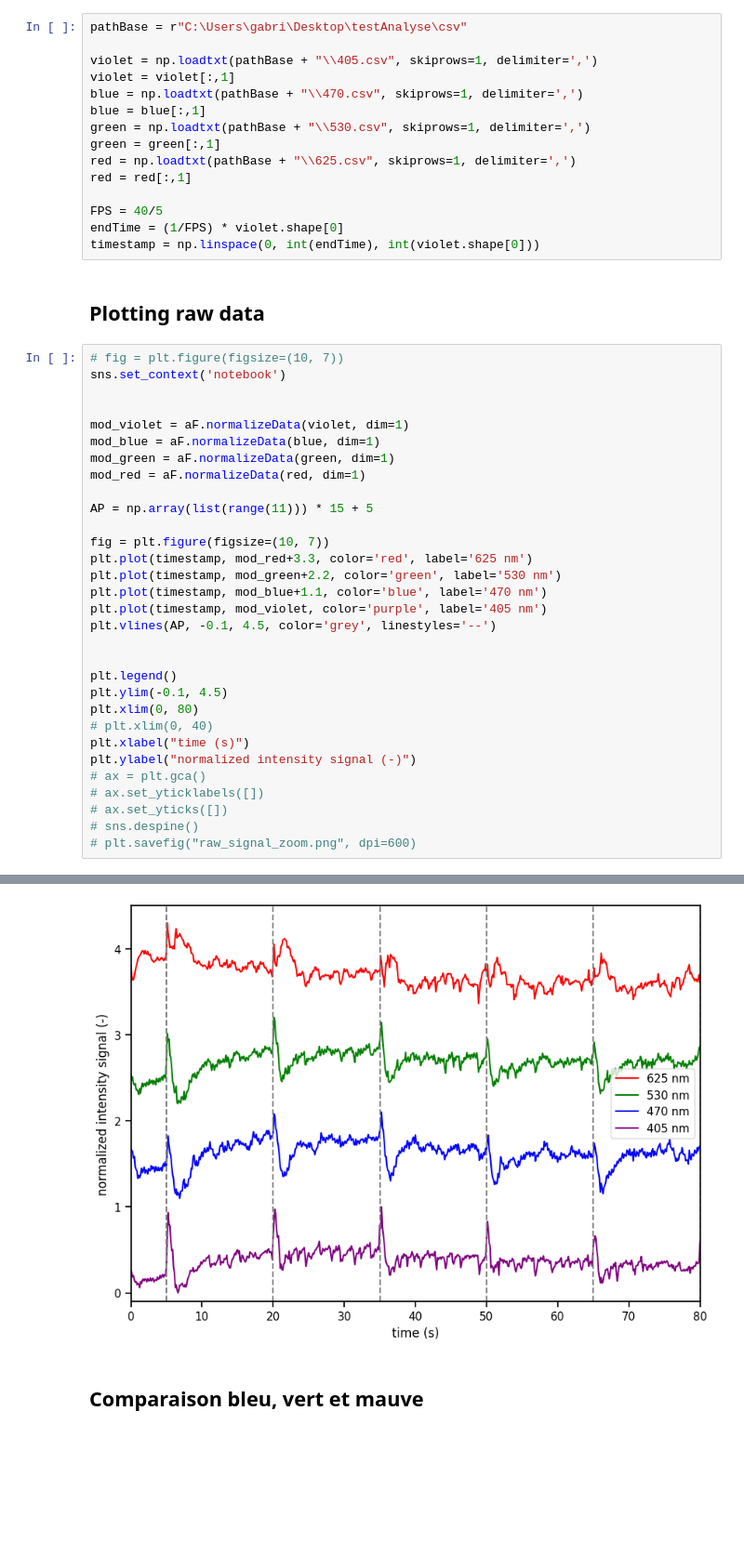
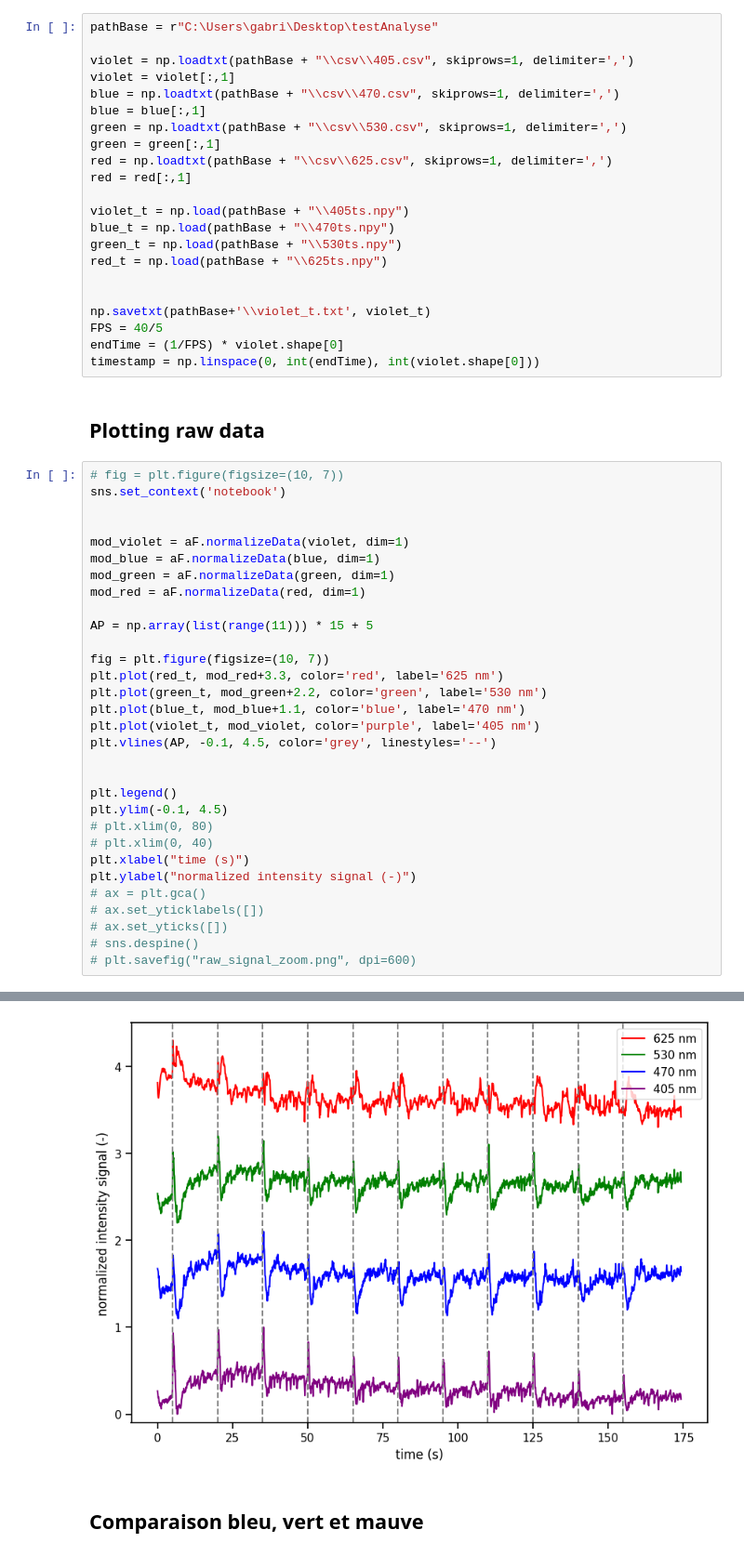
Before and after one commit to Laboratory-of-Vincent-Breton-Provencher/Widefield-Imaging-Acquisition, a Jupyter notebook: analysisPipeline/quickPlot_2024_07_12.ipynb, the cells around one changed output, grey strips where cells are left out. Shown at 93% size. Drawn from its saved outputs; the diff is of its cells as text; blank space fills up the shorter version.

```diff
--- a/analysisPipeline/quickPlot_2024_07_12.ipynb
+++ b/analysisPipeline/quickPlot_2024_07_12.ipynb
@@ -10,17 +11,24 @@ cmap = 'cmc.batlow'
 # %% [markdown]
 ## Opening and sorting data
 # %%
-pathBase = r"C:\Users\gabri\Desktop\testAnalyse\csv"
+pathBase = r"C:\Users\gabri\Desktop\testAnalyse"
 
-violet = np.loadtxt(pathBase + "\\405.csv", skiprows=1, delimiter=',')
+violet = np.loadtxt(pathBase + "\\csv\\405.csv", skiprows=1, delimiter=',')
 violet = violet[:,1]
-blue = np.loadtxt(pathBase + "\\470.csv", skiprows=1, delimiter=',')
+blue = np.loadtxt(pathBase + "\\csv\\470.csv", skiprows=1, delimiter=',')
 blue = blue[:,1]
-green = np.loadtxt(pathBase + "\\530.csv", skiprows=1, delimiter=',')
+green = np.loadtxt(pathBase + "\\csv\\530.csv", skiprows=1, delimiter=',')
 green = green[:,1]
-red = np.loadtxt(pathBase + "\\625.csv", skiprows=1, delimiter=',')
+red = np.loadtxt(pathBase + "\\csv\\625.csv", skiprows=1, delimiter=',')
 red = red[:,1]
 
+violet_t = np.load(pathBase + "\\405ts.npy")
+blue_t = np.load(pathBase + "\\470ts.npy")
+green_t = np.load(pathBase + "\\530ts.npy")
+red_t = np.load(pathBase + "\\625ts.npy")
+
+
+np.savetxt(pathBase+'\\violet_t.txt', violet_t)
 FPS = 40/5
 endTime = (1/FPS) * violet.shape[0]
 timestamp = np.linspace(0, int(endTime), int(violet.shape[0]))
@@ -29,37 +37,37 @@ timestamp = np.linspace(0, int(endTime), int(violet.shape[0]))
 # %%
 # fig = plt.figure(figsize=(10, 7))
 sns.set_context('notebook')
 
 
 mod_violet = aF.normalizeData(violet, dim=1)
 mod_blue = aF.normalizeData(blue, dim=1)
 mod_green = aF.normalizeData(green, dim=1)
 mod_red = aF.normalizeData(red, dim=1)
 
 AP = np.array(list(range(11))) * 15 + 5
 
 fig = plt.figure(figsize=(10, 7))
-plt.plot(timestamp, mod_red+3.3, color='red', label='625 nm')
-plt.plot(timestamp, mod_green+2.2, color='green', label='530 nm')
-plt.plot(timestamp, mod_blue+1.1, color='blue', label='470 nm')
-plt.plot(timestamp, mod_violet, color='purple', label='405 nm')
+plt.plot(red_t, mod_red+3.3, color='red', label='625 nm')
+plt.plot(green_t, mod_green+2.2, color='green', label='530 nm')
+plt.plot(blue_t, mod_blue+1.1, color='blue', label='470 nm')
+plt.plot(violet_t, mod_violet, color='purple', label='405 nm')
 plt.vlines(AP, -0.1, 4.5, color='grey', linestyles='--')
 
 
 plt.legend()
 plt.ylim(-0.1, 4.5)
-plt.xlim(0, 80)
+# plt.xlim(0, 80)
 # plt.xlim(0, 40)
 plt.xlabel("time (s)")
 plt.ylabel("normalized intensity signal (-)")
 # ax = plt.gca()
 # ax.set_yticklabels([])
 # ax.set_yticks([])
 # sns.despine()
 # plt.savefig("raw_signal_zoom.png", dpi=600)
 # %% [output]
 Text(0, 0.5, 'normalized intensity signal (-)')
-[figure, old version]
+[figure, new version]
 # %% [markdown]
 ## Comparaison bleu, vert et mauve
 # %%
```
Also changed, not shown: parts of 11 cells of this notebook, 1 other file.
